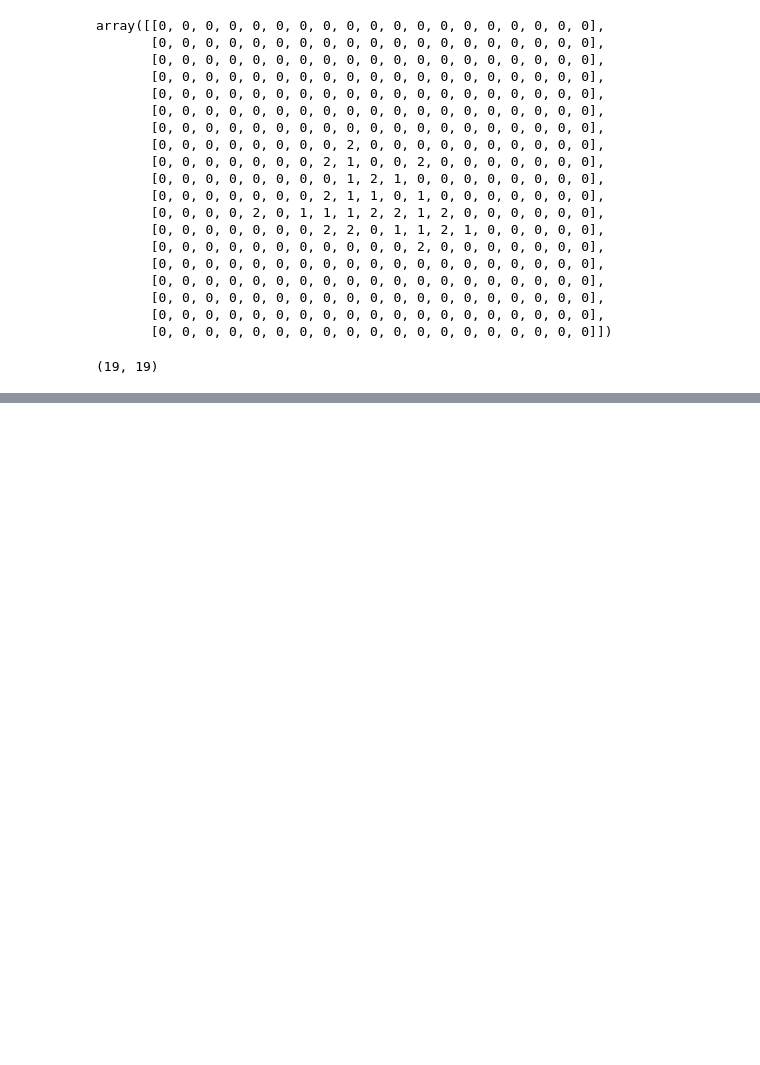
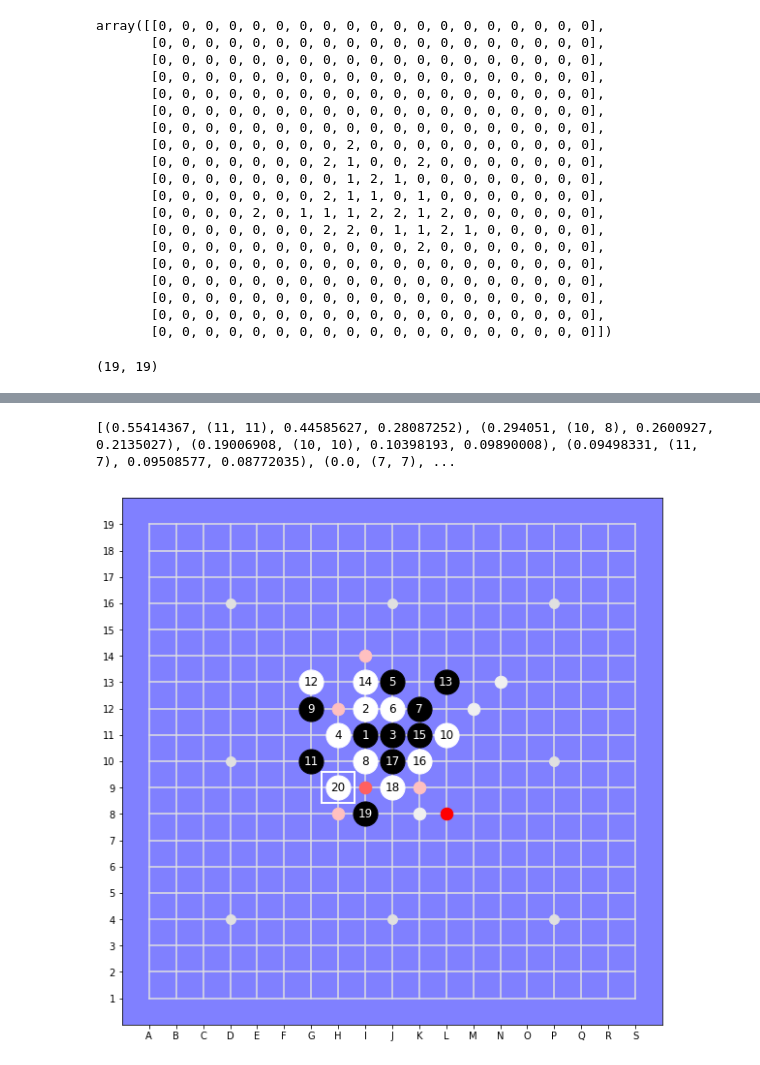
Before and after one commit to smurve/DeepGomoku, a Jupyter notebook: Estimator.ipynb, the cells around one changed output, grey strips where cells are left out. Cells and saved outputs as stored; diff of their text form; code cells hidden in the pictures; blank space fills up the shorter version.

```diff
--- a/Estimator.ipynb
+++ b/Estimator.ipynb
@@ -434,0 +456,7 @@ board.display(probas=lambda x: predi)
+# %%
+board.display(probas = ai_policy)
+sampler = StochasticMaxSampler(np.ndenumerate(ai_policy(board)), bias=8, topn=5)
+print(sampler.choices)
+# %% [output]
+[(0.55414367, (11, 11), 0.44585627, 0.28087252), (0.294051, (10, 8), 0.2600927, 0.2135027), (0.19006908, (10, 10), 0.10398193, 0.09890008), (0.09498331, (11, 7), 0.09508577, 0.08772035), (0.0, (7, 7), ...
+[figure, added]
```
Also changed, not shown: parts of 39 cells of this notebook, 17 other files.
